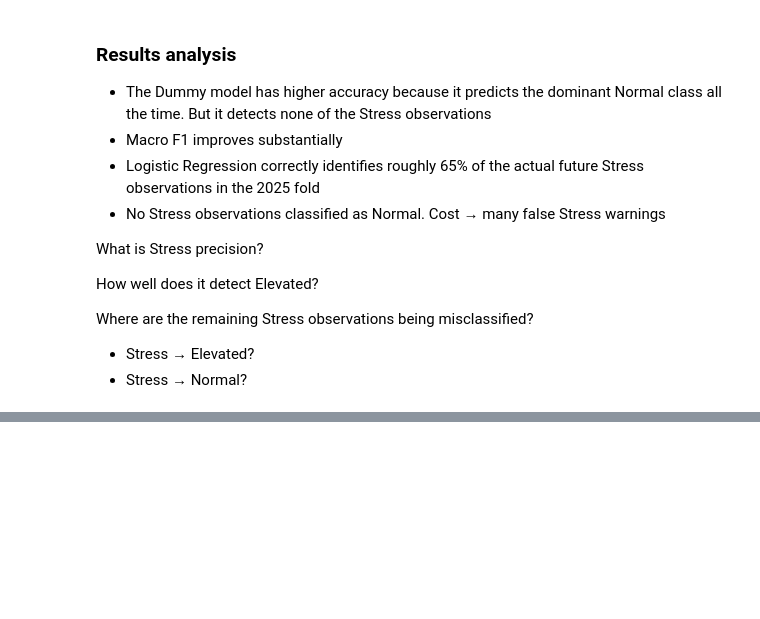
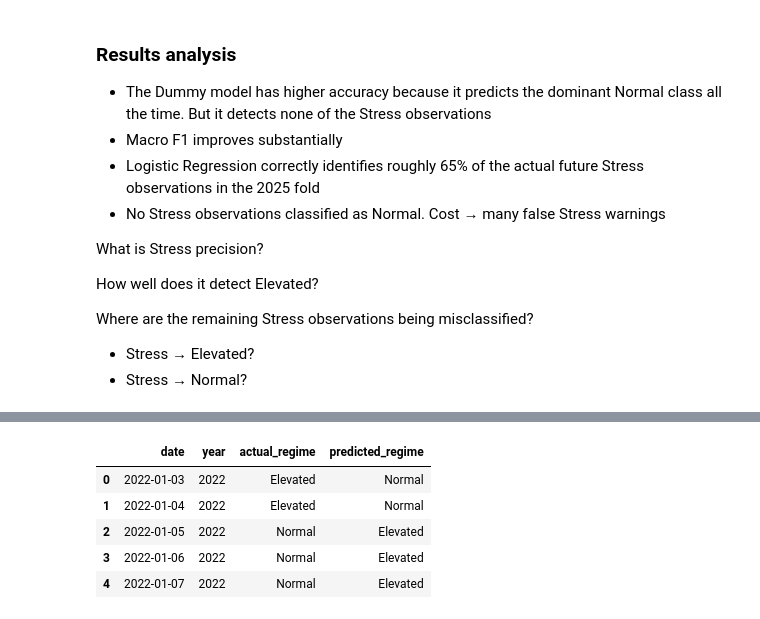
Before and after one commit to Lucie0124/Financial-Volatility-Forecasting, a Jupyter notebook: notebooks/05_regime_clssification.ipynb, the cells around one changed output, grey strips where cells are left out. Cells and saved outputs as stored; diff of their text form; code cells hidden in the pictures; blank space fills up the shorter version.

```diff
--- a/notebooks/05_regime_clssification.ipynb
+++ b/notebooks/05_regime_clssification.ipynb
@@ -443,0 +537,14 @@ Where are the remaining Stress observations being misclassified?
+# %%
+all_predictions_df = pd.concat(
+    all_predictions,
+    ignore_index=True,
+)
+
+all_predictions_df.head()
+# %% [output]
+|  | date | year | actual_regime | predicted_regime |
+| 0 | 2022-01-03 | 2022 | Elevated | Normal |
+| 1 | 2022-01-04 | 2022 | Elevated | Normal |
+| 2 | 2022-01-05 | 2022 | Normal | Elevated |
+| 3 | 2022-01-06 | 2022 | Normal | Elevated |
+| 4 | 2022-01-07 | 2022 | Normal | Elevated |
```
Also changed, not shown: parts of 12 cells of this notebook.
